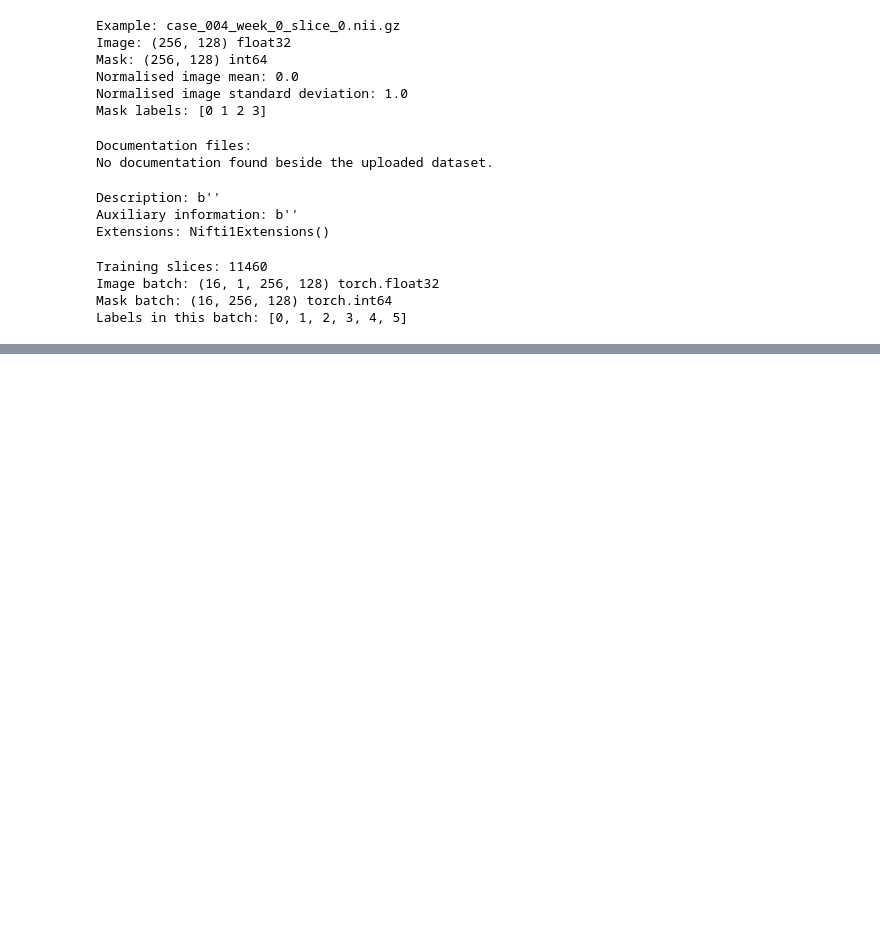
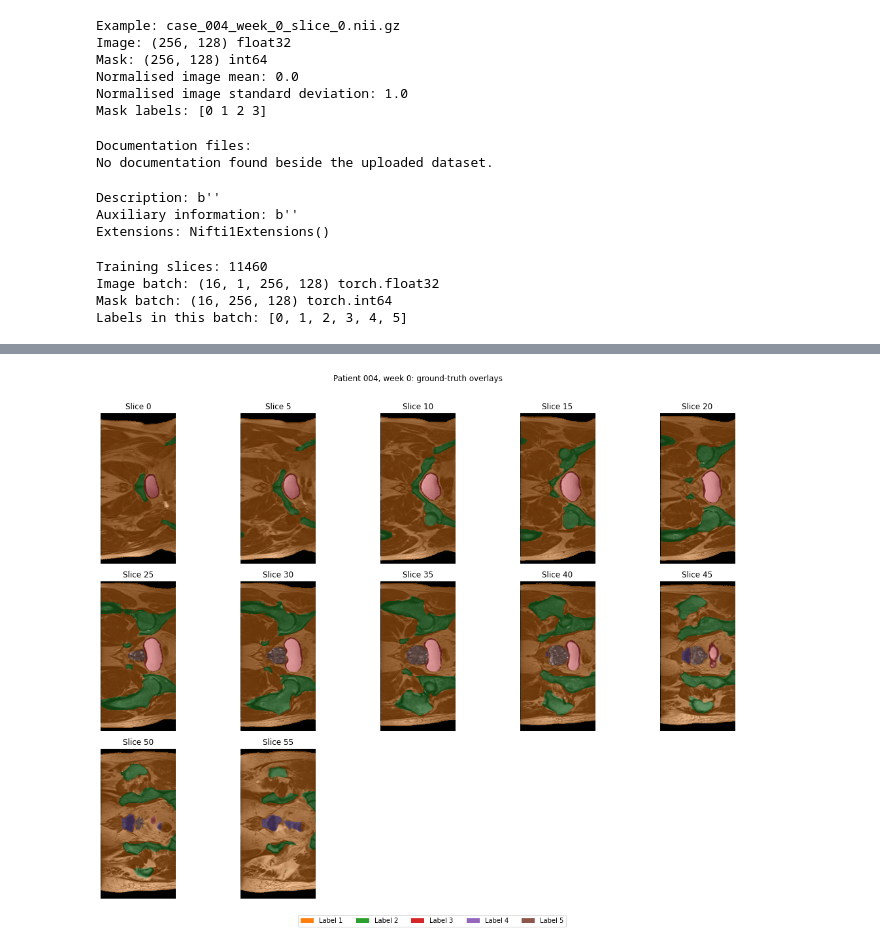
Before and after one commit to andrevasquez/PatternAnalysis-2026, a Jupyter notebook: recognition/ResidualUNet_s4749642/dataset.ipynb, the cells around one changed output, grey strips where cells are left out. Saved outputs shown, nothing was run; the diff lists cells and outputs as text; code cells hidden in the pictures; blank space fills up the shorter version.

```diff
--- a/recognition/ResidualUNet_s4749642/dataset.ipynb
+++ b/recognition/ResidualUNet_s4749642/dataset.ipynb
@@ -248,0 +300,61 @@ Labels in this batch: [0, 1, 2, 3, 4, 5]
+# %%
+import matplotlib.pyplot as plt
+from matplotlib.patches import Patch
+
+# Select only this patient and scan, then sort slices numerically.
+case_pairs = [
+    (image_path, mask_path)
+    for image_path, mask_path in splits["train"]
+    if image_path.name.startswith("case_004_week_0_slice_")
+]
+case_pairs.sort(
+    key=lambda pair: int(pair[0].name.split("_slice_")[1].split(".")[0])
+)
+
+# Set to 1 to show every slice, or increase for a shorter overview.
+slice_step = 5
+selected = case_pairs[::slice_step]
+assert selected, "No matching slices found."
+
+columns = 5
+rows = (len(selected) + columns - 1) // columns
+fig, axes = plt.subplots(
+    rows, columns, figsize=(15, rows * 4), squeeze=False
+)
+
+for ax, (image_path, mask_path) in zip(axes.flat, selected):
+    image, mask = load_pair(image_path, mask_path)
+    slice_number = image_path.name.split("_slice_")[1].split(".")[0]
+
+    ax.imshow(image, cmap="gray")
+
+    # Keep label 0 transparent and use consistent colours across slices.
+    ax.imshow(
+        np.ma.masked_where(mask == 0, mask),
+        cmap="tab10",
+        vmin=0,
+        vmax=9,
+        alpha=0.4,
+        interpolation="nearest",
+    )
+
+    ax.set_title(f"Slice {slice_number}")
+    ax.axis("off")
+
+# Hide unused panels at the end of the grid.
+for ax in list(axes.flat)[len(selected):]:
+    ax.axis("off")
+
+# Use numeric labels until anatomical meanings are confirmed.
+cmap = plt.get_cmap("tab10")
+legend = [
+    Patch(facecolor=cmap(label), label=f"Label {label}")
+    for label in range(1, 6)
+]
+fig.legend(handles=legend, loc="lower center", ncol=5)
+
+fig.suptitle("Patient 004, week 0: ground-truth overlays")
+plt.tight_layout(rect=[0, 0.04, 1, 0.97])
+plt.show()
+# %% [output]
+[figure, added]
```
Also changed, not shown: parts of 3 cells of this notebook.
